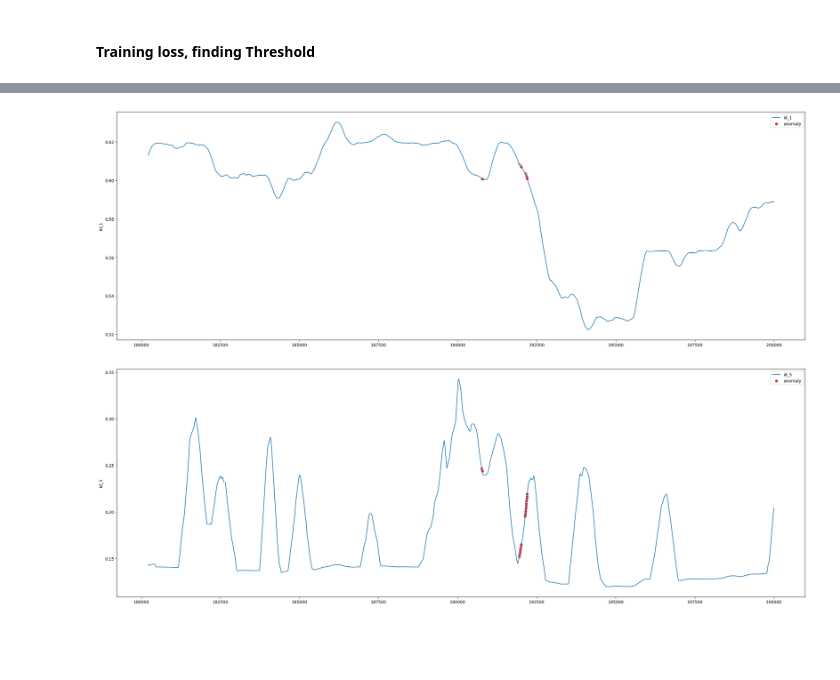
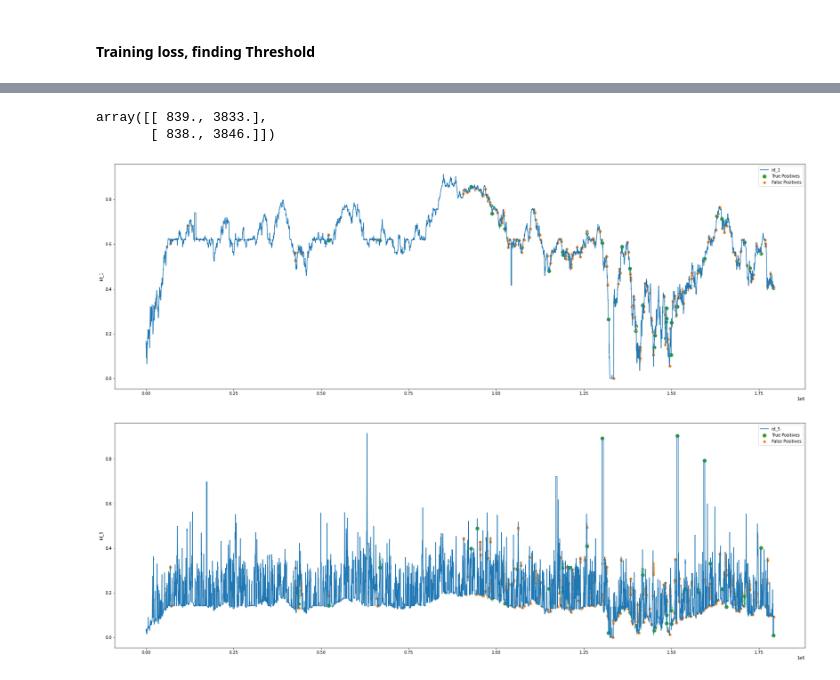
Before and after one commit to abdul2k10023/ML_CAN_IDS, a Jupyter notebook: multi_IDs.ipynb, the cells around one changed output, grey strips where cells are left out. Cells and saved outputs as stored; diff of their text form; code cells hidden in the pictures; blank space fills up the shorter version.

```diff
--- a/multi_IDs.ipynb
+++ b/multi_IDs.ipynb
@@ -291,4 +311,4 @@ Epoch 1/15
 # %% [markdown]
 #### Training loss, finding Threshold
 # %%
-reconstructed_model = keras.models.load_model("single_ID_LSTM_autoenc")
+reconstructed_model = keras.models.load_model("multi_ID_LSTM_autoenc")
@@ -350,6 +375,7 @@ https://gist.github.com/mwaskom/de44147ed2974457ad6372750bbe5751
 # %%
 # Seperate test loss calculation
-test_mae_loss_1 = np.mean(np.abs(x_test_predict[:,0] - p[:,0]), axis=1)
-test_mae_loss_2 = np.mean(np.abs(x_test_predict[:,1] - p[:,1]), axis=1)
+test_mae_loss_1 = np.mean(np.abs(x_test_predict_res_1 - p[:,0]), axis=1)
+test_mae_loss_2 = np.mean(np.abs(x_test_predict_res_2 - p[:,1]), axis=1)
 sns.distplot(test_mae_loss_1,bins=50,kde=True )
+sns.distplot(test_mae_loss_2,bins=50,kde=True )
 # %% [output]
@@ -431,6 +442,7 @@ Name: Signal1_of_ID, Length: 2761, dtype: float64
 # #plot the threshoold vs the actual loss values
 test_score_df_2 = pd.DataFrame(index=df_testID_list[1][TIME_STEP:].index)
 test_score_df_2['id_5'] = df_testID_list[1][TIME_STEP:].Signal1_of_ID
+test_score_df_2['Label'] = df_testID_list[1][TIME_STEP:].Label
 test_score_df_2['loss_2'] = test_mae_loss_2
 test_score_df_2['threshold'] = 0.053
 test_score_df_2['anomaly_2'] = test_score_df_2.loss_2 > test_score_df_2.threshold
@@ -467,3 +457,24 @@ anomalies_2
+# %%
+anomalies_1 = test_score_df[test_score_df.anomaly_1 == True]
+anomalies_2 = test_score_df_2[test_score_df_2.anomaly_2 == True]
+stats = np.empty([2,2])
+stats[0][0] = (anomalies_1[anomalies_1.Label == anomalies_1.anomaly_1]).iloc[:,0].shape[0]
+TPs_1 = anomalies_1[anomalies_1.Label == anomalies_1.anomaly_1]
+stats[0][1] = (anomalies_1[anomalies_1.Label != anomalies_1.anomaly_1]).iloc[:,0].shape[0]
+FPs_1 = anomalies_1[anomalies_1.Label != anomalies_1.anomaly_1]
+
+
+stats[1][0] = (anomalies_2[anomalies_2.Label == anomalies_2.anomaly_2]).iloc[:,0].shape[0]
+TPs_2 = anomalies_2[anomalies_2.Label == anomalies_2.anomaly_2]
+
+stats[1][1] = (anomalies_2[anomalies_2.Label != anomalies_2.anomaly_2]).iloc[:,0].shape[0]
+FPs_2 = anomalies_2[anomalies_2.Label != anomalies_2.anomaly_2]
+
+
+stats
+# %% [output]
+array([[ 839., 3833.],
+       [ 838., 3846.]])
 # %%
 plt.figure(figsize=(30,10))
 plt.plot(
@@ -473,28 +484,48 @@ plt.plot(
 );
 
 sns.scatterplot(
-  anomalies_1.id_1,
-  color=sns.color_palette()[3],
+  TPs_1.index,
+  TPs_1.id_1,
+  color=sns.color_palette("tab10")[2],
+  s=100,
+  markers='o',
+  label='True Positives'
+)
+
+sns.scatterplot(
+  FPs_1.index,
+  FPs_1.id_1,
+  color=sns.color_palette("tab10")[1],
   s=52,
-  label='anomaly'
+  label='False Positives'
 )
 plt.legend();
 # %% [output]
-[figure, old version]
+[figure, new version]
 # %%
 plt.figure(figsize=(30,10))
 plt.plot(
   test_score_df_2.index,
   test_score_df_2.id_5,
   label='id_5'
 );
 
 sns.scatterplot(
-  anomalies_2.id_5,
-  color=sns.color_palette()[3],
+  TPs_2.index,
+  TPs_2.id_5,
+  color=sns.color_palette("tab10")[2],
+  s=100,
+  markers='o',
+  label='True Positives'
+)
+
+sns.scatterplot(
+  FPs_2.index,
+  FPs_2.id_5,
+  color=sns.color_palette("tab10")[1],
   s=52,
-  label='anomaly'
+  label='False Positives'
 )
 plt.legend();
 # %% [output]
-[figure, old version]
+[figure, new version]
```
Also changed, not shown: parts of 38 cells of this notebook, 8 other files.
